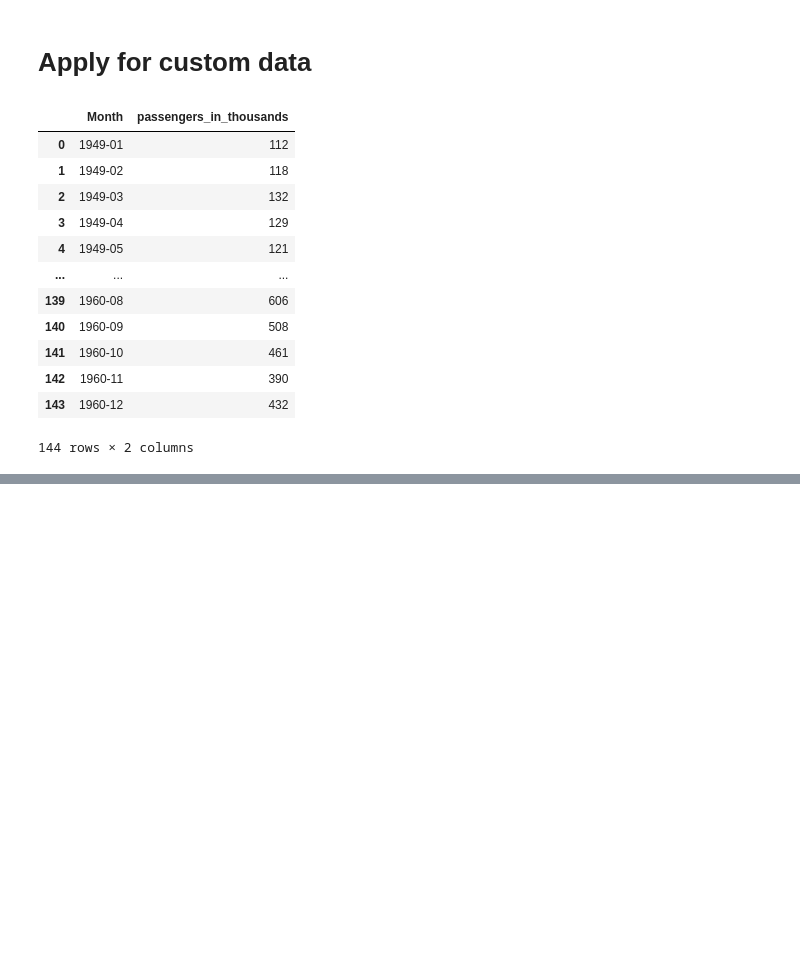
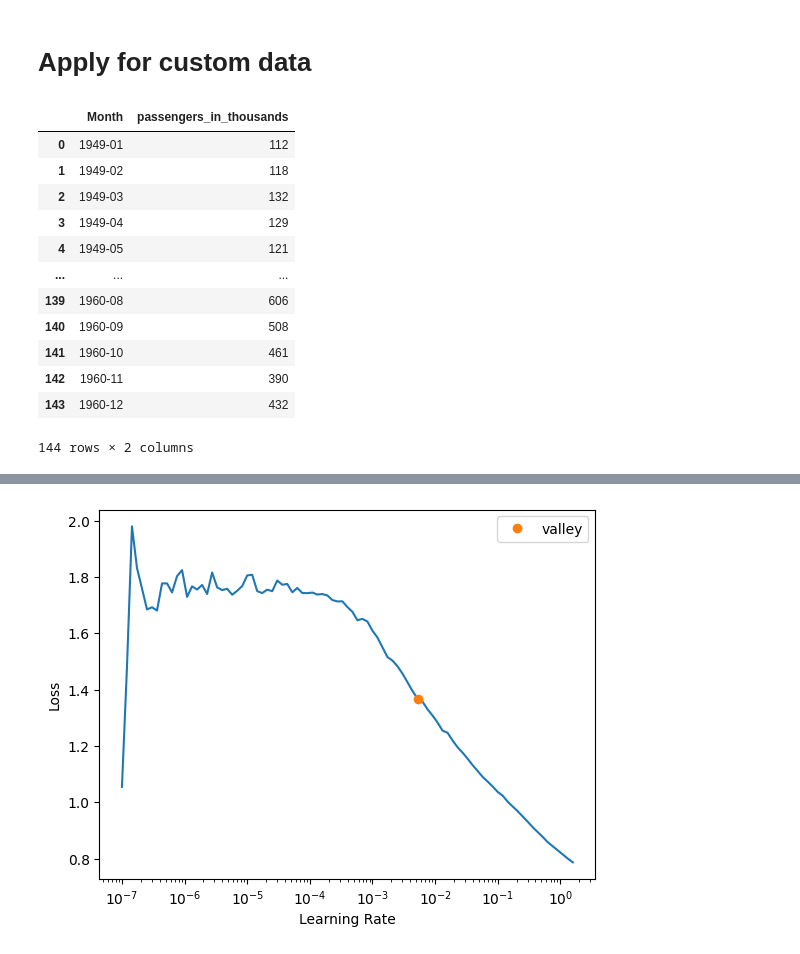
Before and after one commit to ginofft/TimeSeriesAnalysis, a Jupyter notebook: playground.ipynb, the cells around one changed output, grey strips where cells are left out. Saved outputs shown, nothing was run; the diff lists cells and outputs as text; code cells hidden in the pictures; blank space fills up the shorter version.

```diff
--- a/playground.ipynb
+++ b/playground.ipynb
@@ -296,0 +320,17 @@ Final memory usage  : 1.53 KB    (-35.5%)
+# %%
+columns = df.columns[1:]
+train_split = splits[0]
+
+scalePipePath = Path('data/airline/scale_pipe.pkl')
+# pipeline
+scale_pipe = sklearn.pipeline.Pipeline([
+    ('scaler', TSStandardScaler(columns=columns)), # standardize data using train_split
+    ],
+    verbose=True)
+
+
+save_object(scale_pipe, scalePipePath)
+scale_pipe = load_object(scalePipePath)
+
+df_scaled = scale_pipe.fit_transform(df, scaler__idxs=train_split)
+df_scaled
@@ -296,0 +354,6 @@ Final memory usage  : 1.53 KB    (-35.5%)
+# %%
+x_vars = df.columns[1:]
+y_vars = df.columns[1:]
+# %%
+X, y = prepare_forecasting_data(df, fcst_history=fcst_history, fcst_horizon=fcst_horizon, x_vars=x_vars, y_vars=y_vars)
+X.shape, y.shape
@@ -296,0 +362,19 @@ Final memory usage  : 1.53 KB    (-35.5%)
+# %%
+arch_config = dict(
+    n_layers=3,  # number of encoder layers
+    n_heads=4,  # number of heads
+    d_model=16,  # dimension of model
+    d_ff=128,  # dimension of fully connected network
+    attn_dropout=0.0, # dropout applied to the attention weights
+    dropout=0.3,  # dropout applied to all linear layers in the encoder except q,k&v projections
+    patch_len=12,  # length of the patch applied to the time series to create patches
+    stride=2,  # stride used when creating patches
+    padding_patch=True,  # padding_patch
+)
+
+# learn = TSForecaster(X, y, splits=splits, batch_size=16, path="models", pipelines=[preproc_pipe, scale_pipe],
+#                      arch="PatchTST", arch_config = arch_config, metrics=[mse, mae], cbs=ShowGraph())
+learn = TSForecaster(X, y, splits=splits, batch_size=16, path="models", pipelines=[preproc_pipe, scale_pipe],
+                     arch="LSTMPlus", metrics=[mse, mae], cbs=ShowGraph())
+learn.dls.valid.drop_last = True
+learn.summary()
@@ -296,0 +400,4 @@ Final memory usage  : 1.53 KB    (-35.5%)
+# %%
+lr_max = learn.lr_find().valley
+# %% [output]
+[figure, added]
```
Also changed, not shown: parts of 16 cells of this notebook, 4 other files.
